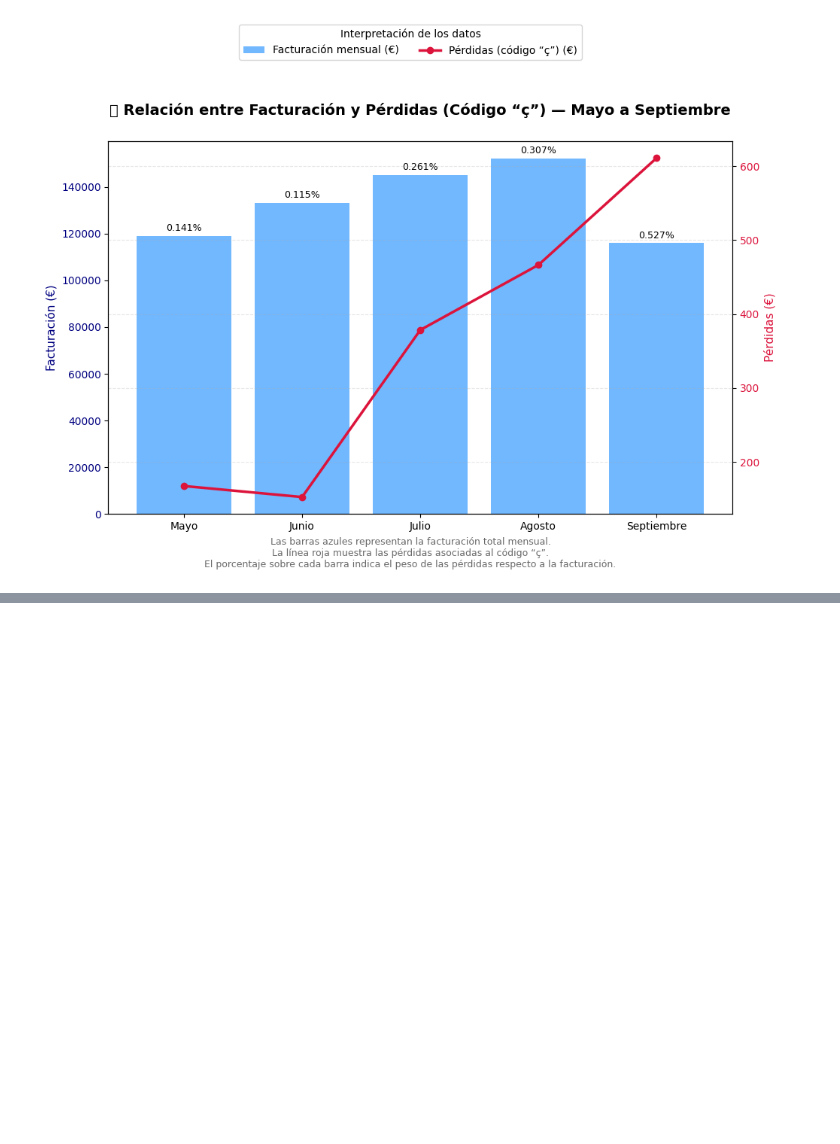
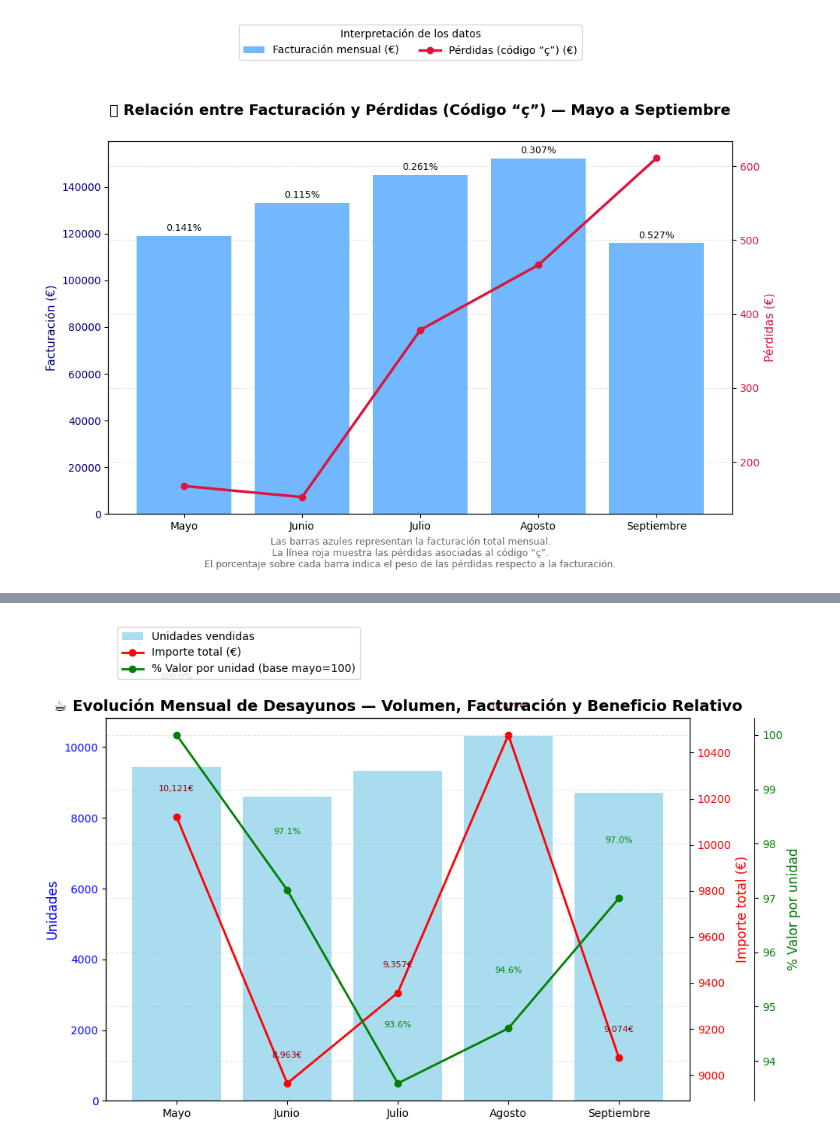
Before and after one commit to Javierfiestasbotella/curso_ia, a Jupyter notebook: Tema_01/Perdidas.ipynb, the cells around one changed output, grey strips where cells are left out. Drawn from its saved outputs; the diff is of its cells as text; code cells hidden in the pictures; blank space fills up the shorter version.

```diff
--- a/Tema_01/Perdidas.ipynb
+++ b/Tema_01/Perdidas.ipynb
@@ -407,0 +563,50 @@ plt.show()
+# %%
+import matplotlib.pyplot as plt
+
+# --- Datos ---
+meses = [m.replace('.csv','').capitalize() for m in hist["Mes"]]
+unidades = hist["Unidades"]
+importe = hist["Importe (€)"]
+
+# --- Cálculo del ratio de beneficio o valor medio por unidad ---
+precio_medio = (importe / unidades).fillna(0)
+# Lo pasamos a índice base 100 para compararlo como % (si quieres verlo así)
+base = precio_medio.iloc[0]
+porcentaje_relativo = (precio_medio / base) * 100
+
+# --- Crear figura ---
+fig, ax1 = plt.subplots(figsize=(10,6))
+
+# Barras azules = unidades
+ax1.bar(meses, unidades, color='skyblue', alpha=0.7, label='Unidades vendidas')
+ax1.set_ylabel("Unidades", color='blue', fontsize=12)
+ax1.tick_params(axis='y', labelcolor='blue')
+
+# Línea roja = importe total
+ax2 = ax1.twinx()
+ax2.plot(meses, importe, 'o-r', linewidth=2, label='Importe total (€)')
+ax2.set_ylabel("Importe total (€)", color='red', fontsize=12)
+ax2.tick_params(axis='y', labelcolor='red')
+
+# Línea verde = % de beneficio relativo (segundo eje derecho)
+ax3 = ax1.twinx()
+ax3.spines["right"].set_position(("outward", 60))  # desplaza el tercer eje
+ax3.plot(meses, porcentaje_relativo, 'o-g', linewidth=2, label='% Valor por unidad (base mayo=100)')
+ax3.set_ylabel("% Valor por unidad", color='green', fontsize=12)
+ax3.tick_params(axis='y', labelcolor='green')
+
+# --- Etiquetas encima de cada línea ---
+for i, v in enumerate(importe):
+    ax2.text(i, v + max(importe)*0.01, f"{v:,.0f}€", ha='center', va='bottom', fontsize=8, color='darkred')
+
+for i, v in enumerate(porcentaje_relativo):
+    ax3.text(i, v + max(porcentaje_relativo)*0.01, f"{v:.1f}%", ha='center', va='bottom', fontsize=8, color='green')
+
+# --- Título y formato ---
+plt.title("☕ Evolución Mensual de Desayunos — Volumen, Facturación y Beneficio Relativo", fontsize=14, fontweight='bold')
+fig.tight_layout()
+fig.legend(loc="upper left", bbox_to_anchor=(0.1, 1.09))
+plt.grid(axis='y', linestyle='--', alpha=0.3)
+plt.show()
+# %% [output]
+[figure, added]
```
Also changed, not shown: parts of 2 cells of this notebook.
